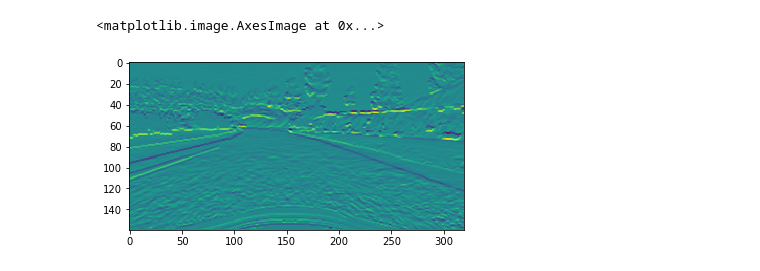
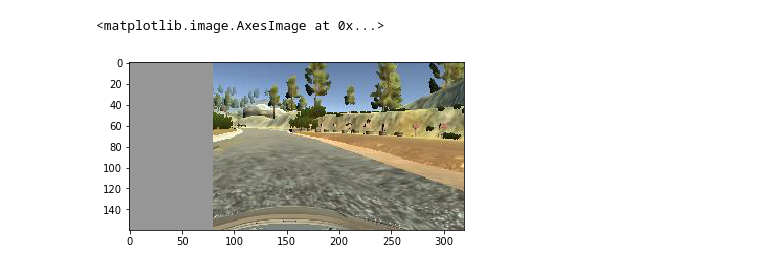
Before and after one commit to joe-123/CarND-Behavioral-Cloning-P3, a Jupyter notebook: Untitled.ipynb, the cells around one changed output. Cells and saved outputs as stored; diff of their text form; code cells hidden in the pictures.

```diff
--- a/Untitled.ipynb
+++ b/Untitled.ipynb
@@ -42,3 +34,16 @@ print(np.shape(img))
+# %%
+import cv2
+import numpy as np
+from matplotlib import pyplot as plt
+%matplotlib inline
+img = np.zeros((160,320,3))
+img = cv2.imread('/home/joe/CarND-Behavioral-Cloning-P3/d_first_test/IMG/center_2017_05_20_22_13_49_260.jpg')
+img = cv2.cvtColor(img, cv2.COLOR_BGR2RGB)
+img[:,:80,:] = 150
+plt.imshow(img[:,:,:], 'hsv')
+# %% [output]
+<matplotlib.image.AxesImage at 0x...>
+[figure, added]
 # %%
 dst = cv2.Sobel(img, cv2.CV_64F, 0, 1)
 
@@ -47,9 +52,6 @@ dst[:,:,1] = cv2.Sobel(img[:,:,1], cv2.CV_64F, 0, 1)
 dst[:,:,2] = cv2.Sobel(img[:,:,2], cv2.CV_64F, 0, 1)
 
 plt.imshow(dst[:,:,2])
-# %% [output]
-<matplotlib.image.AxesImage at 0x...>
-[figure, removed]
 # %%
 dst[:,:,0] = cv2.Laplacian(img[:,:,2], cv2.CV_64F, 0, 1)
 plt.imshow(dst[:,:,2])
```
Also changed, not shown: parts of 3 cells of this notebook, 7 other files.
